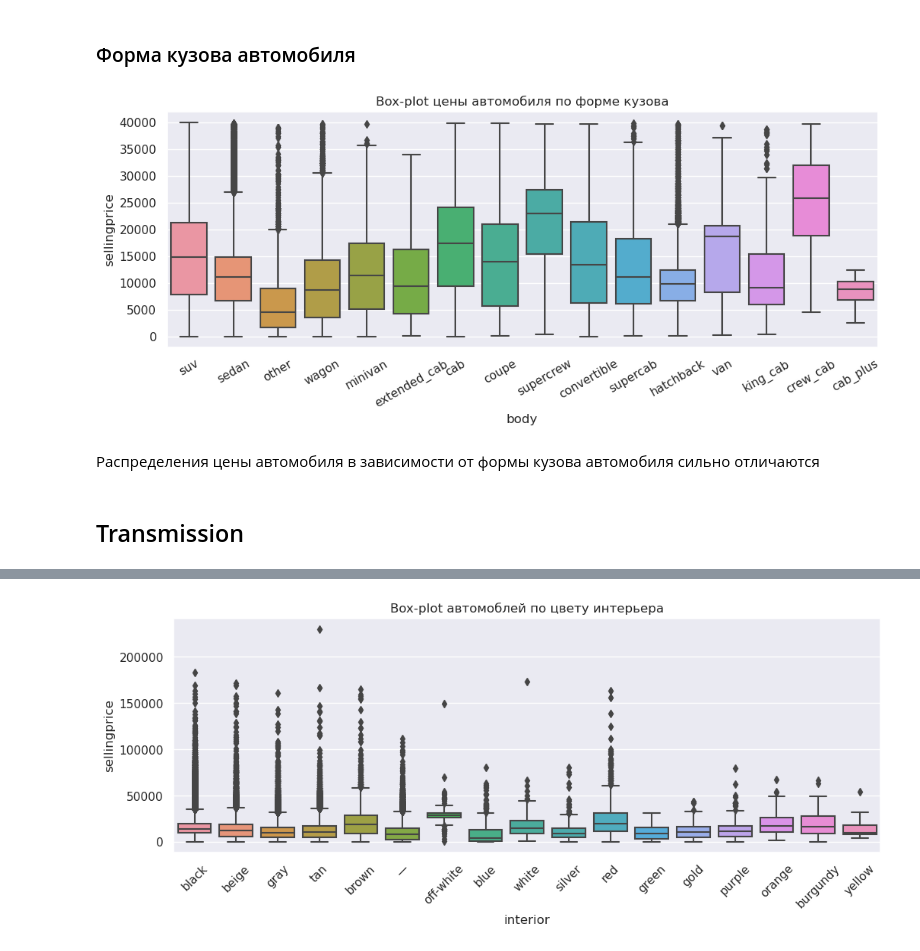
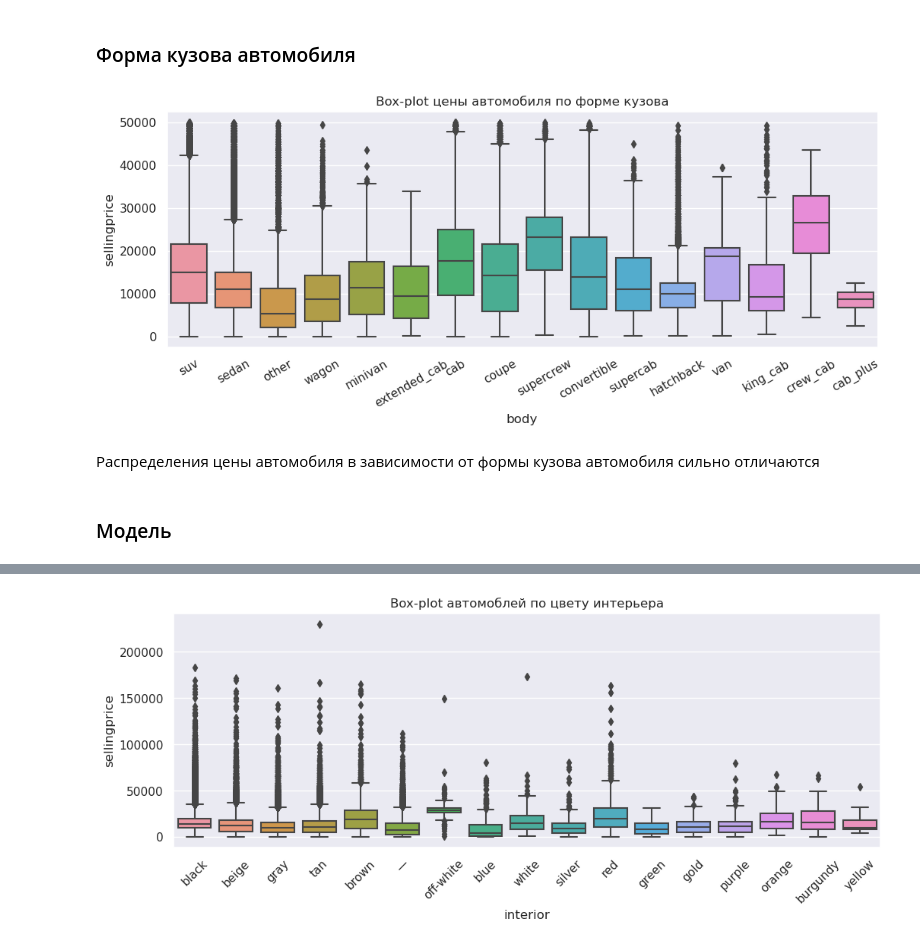
Before and after one commit to suartDS/predict-car-price, a Jupyter notebook: predict-auto-price.ipynb, the cells around one changed output, grey strips where cells are left out. Saved outputs shown, nothing was run; the diff lists cells and outputs as text; code cells hidden in the pictures.

```diff
--- a/predict-auto-price.ipynb
+++ b/predict-auto-price.ipynb
@@ -149,6 +151,3 @@ plt.show()
-# %%
-df = df.drop(df[df.odometer < 100].index)
-df = df.drop(df[df.odometer > 990_000].index)
 # %% [markdown]
 # 3. Создаем новые признаки и заполняем пропуски
 # %% [markdown]
@@ -359,6 +363,7 @@ def feaute_eng(data: pd.DataFrame) -> pd.DataFrame:
         def odometer_feature (data: pd.DataFrame) -> pd.DataFrame:
 
             data['odometer_log'] = np.log2(data['odometer'])
+
             data['odometer_per_year'] = data['odometer']/(data['year_sale'] - data['year'] + 2)
 
             return data
@@ -366,9 +371,8 @@ def feaute_eng(data: pd.DataFrame) -> pd.DataFrame:
         #Create feature car sell fin type
         def create_fin_type(data: pd.DataFrame) -> pd.DataFrame:
 
-            t = ['financial', 'credit', 'bank', 'lease', 'budget',
-                 'rent', 'sales', 'business', 'used', 'auction',
-                 'luxury', 'exchange']
+            t = ['financial', 'credit', 'bank', 'lease', 'rent', 'sales', 'business', 'used', 'auction']
+
             for i in t:
                 data.loc[data['seller'].str.contains(i, case=False), ['fin_type']] = i
 
@@ -379,7 +383,7 @@ def feaute_eng(data: pd.DataFrame) -> pd.DataFrame:
         def ad_feature_gr(data: pd.DataFrame) -> pd.DataFrame:
 
             #Expensive cars
-            t = ['sport', 'premium', 'executive', 'special', 'premium', 'supersports', 'super', 'spyder', 'GT',
+            t = ['sport', 'premium', 'executive', 'special','rental', 'premium', 'supersports', 'super', 'spyder', 'GT',
                  'g500', '740li', '850i', 'leather','alpina', 'w/prem']
             for i in t:
                 data.loc[data['trim'].str.contains(i, case=False), ['expensive_type']] = i
@@ -393,6 +397,7 @@ def feaute_eng(data: pd.DataFrame) -> pd.DataFrame:
                  '4.0', '4.1', '4.2', '4.3', '4.4', '4.5', '4.6', '4.7', '4.8', '4.9',
                  '5.0', '5.1', '5.2',
                  '6.0', '6.1', '6.2',
+                 '35', '37',
                  '200', '210', '220', '250', '270', '280', '290',
                  '300', '310', '320', '330', '340',
                  '420', '427', '430', '450', '470',
@@ -401,15 +406,21 @@ def feaute_eng(data: pd.DataFrame) -> pd.DataFrame:
                  '1500', '1794', '2500', '3500',
                  '60'
                  ])
+
             data['engine_capacity'] = 'other'
             for i in t_e_c:
                 data.loc[data['trim'].str.contains(i, case=False), ['engine_capacity']] = i
 
+            data['engine_capacity'] = data['engine_capacity'].fillna('other')
+
+
+           # data['engine_capacity'] = data['trim'].str.extract('(^[\.0-9]*$)', expand=False)
            # data['engine_capacity'] = data['engine_capacity'].fillna('other')
 
 
             #Engine_type
             t =  ['v4', 'v5', 'v6', 'v8', 'v10', 'v12', 'w4', 'w6', 'w8', 'w10', 'w12']
+
             for i in t:
                 data.loc[data['trim'].str.contains(i, case=False), ['engine_type']] = i
 
@@ -450,18 +461,19 @@ def feaute_eng(data: pd.DataFrame) -> pd.DataFrame:
 
         def seller_clear(data: pd.DataFrame) -> pd.DataFrame:
 
-            #top n company
-            s = ['avis','luxury','santander','hertz','budget',
-                  'business','department','enterprise',
-                 'remarketing', 'wells fargo', 'gm financial',
+            #top seller # df.seller.value_counts().head(25)
+            s = set(['avis','luxury','santander','hertz',
+                 'budget', 'tdaf', 'jpmorgan', 'department',
+                 'enterprise', 'remarketing', 'wells fargo', 'gm financial',
                  'lease plan', 'ge fleet', 'dtg operations', 'capital one'
                  'wheels exchange', 'capital one', 'world omni', 'wheels exchange','u-haul'
-                 'fiserv', 'adcock', 'ari']
+                 'fiserv', 'adcock', 'ari'])
+
 
             l = set(list(data['make'].str.lower().value_counts().index))
             l.update(s)
             for i in l:
-                data.loc[df['seller'].str.contains(i, case=False), ['seller_cast']] = str(i)
+                data.loc[df['seller'].str.contains(i, case=False), ['seller_cast']] = i
 
             data['seller_cast'] = data['seller_cast'].fillna('other')
 
@@ -629,13 +647,13 @@ plt.show()
 ### Форма кузова автомобиля
 # %%
 plt.figure(figsize=(12,4))
-ax = sns.boxplot(df[df.sellingprice < 40_000], x='body', y='sellingprice')
+ax = sns.boxplot(df[df.sellingprice < 50_000], x='body', y='sellingprice')
 ax.set_title('Box-plot цены автомобиля по форме кузова')
 ax.set_xticklabels(ax.get_xticklabels(), rotation=30)
 plt.show()
 # %% [output]
-[figure, old version]
+[figure, new version]
 # %% [markdown]
 Распределения цены автомобиля в зависимости от формы кузова автомобиля сильно отличаются
 # %% [markdown]
-## Transmission
+### Модель
```
Also changed, not shown: parts of 102 cells of this notebook.
